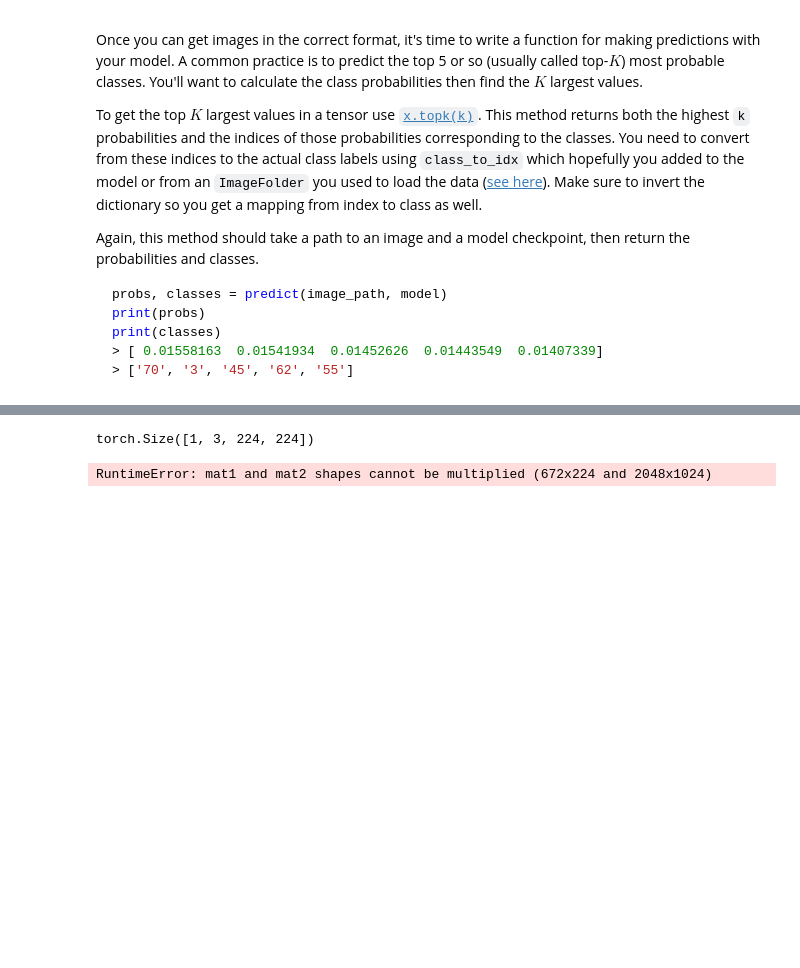
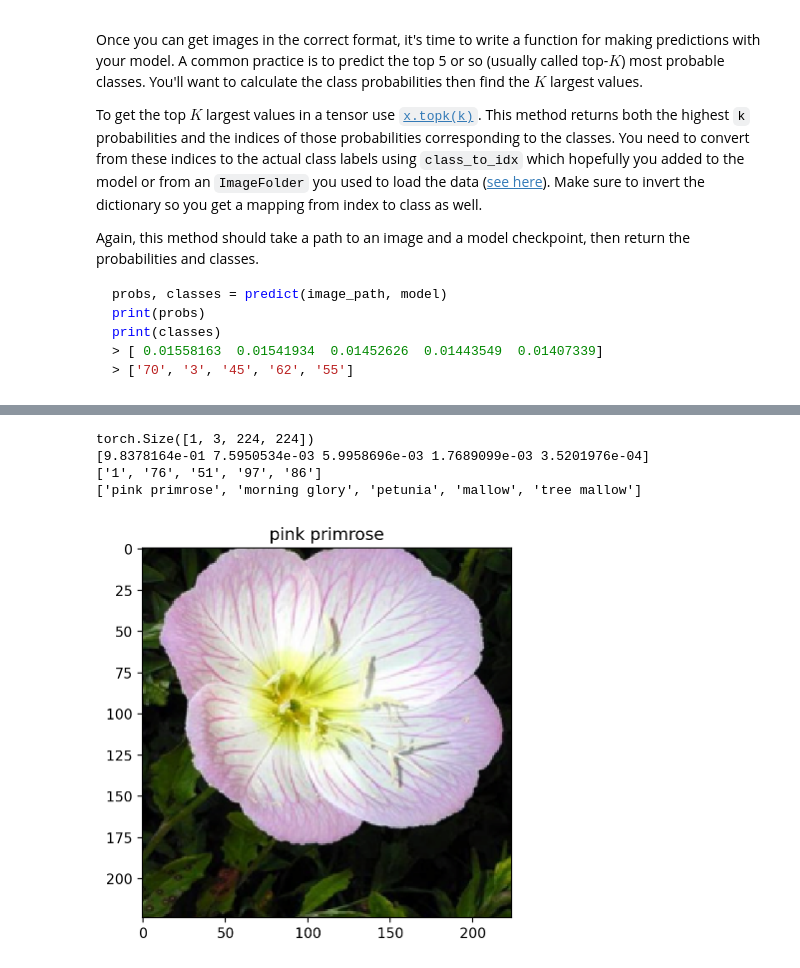
Before and after one commit to michaelgobz/imageclassifier, a Jupyter notebook: Image Classifier Project (resnet50).ipynb, the cells around one changed output, grey strips where cells are left out. Cells and saved outputs as stored; diff of their text form; code cells hidden in the pictures; blank space fills up the shorter version.

```diff
--- a/Image Classifier Project (resnet50).ipynb
+++ b/Image Classifier Project (resnet50).ipynb
@@ -409,9 +427,9 @@ def load_checkpoint(filepath , model_pretrained):
     # optimizer.load_state_dict(checkpoint['optimizer_state'])
     model_pretrained.load_state_dict(checkpoint['state_dict'])
 
-    return model_pretrained.fc # this is unique to the resnet models
+    return model_pretrained # this is unique to the resnet models
 # %%
 # Train from checkpoint
-model_clf = load_checkpoint(base_dir+'/checkpoint.pth' , models.resnet50(pretrained=True))
-model_clf
+model_pretrained = load_checkpoint(base_dir+'/checkpoint_resnet50.pth' , models.resnet50(pretrained=True))
+model_pretrained
 # %% [output]
@@ -474,6 +505,7 @@ def process_image(image):
     image = (image - [0.485, 0.456, 0.406])/[0.229, 0.224, 0.225]
     image = image.transpose((2,0,1))
     image = torch.from_numpy(image)
+    image = image.float()
 
     return image
 # %% [markdown]
@@ -526,17 +558,21 @@ You can convert from the class integer encoding to actual flower names with the
 # %%
 # TODO: Display an image along with the top 5 classes
 image_path = base_dir+'/flowers/test/1/image_06743.jpg'
-probs, classes, flowers = predict(image_path, model_clf)
+probs, classes, flowers = predict(image_path, model_pretrained)
 print(probs)
 print(classes)
 print(flowers)
 # %% [output]
 torch.Size([1, 3, 224, 224])
+[9.8378164e-01 7.5950534e-03 5.9958696e-03 1.7689099e-03 3.5201976e-04]
+['1', '76', '51', '97', '86']
+['pink primrose', 'morning glory', 'petunia', 'mallow', 'tree mallow']
-RuntimeError: mat1 and mat2 shapes cannot be multiplied (672x224 and 2048x1024)
 # %%
 # display the image
 image = process_image(image_path)
-imshow(image)
+imshow(image, title=flowers[0]);
+# %% [output]
+[figure, added]
 # %%
 #plot the probabilities and the flowers
 plt.barh(flowers, probs)
```
Also changed, not shown: parts of 13 cells of this notebook.
